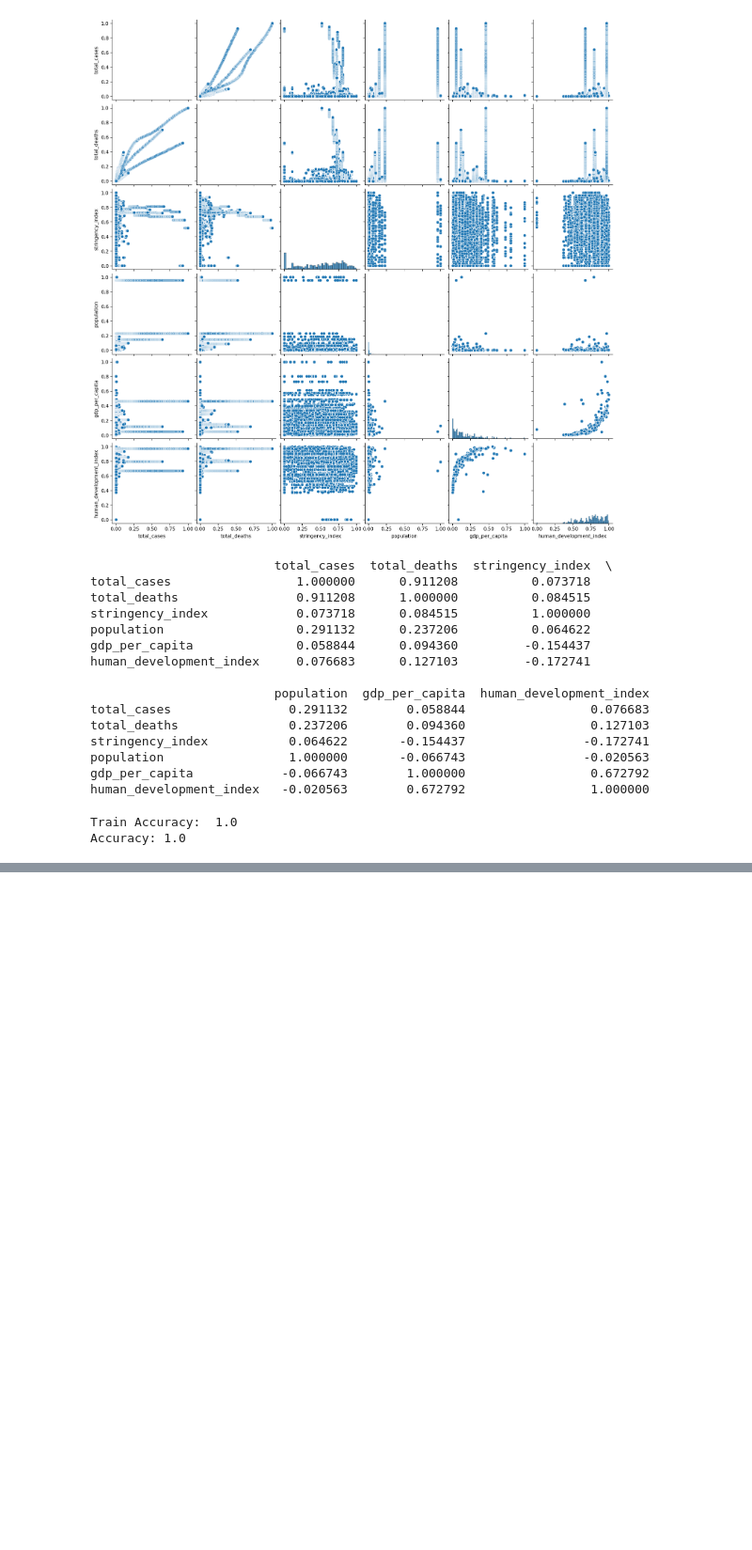
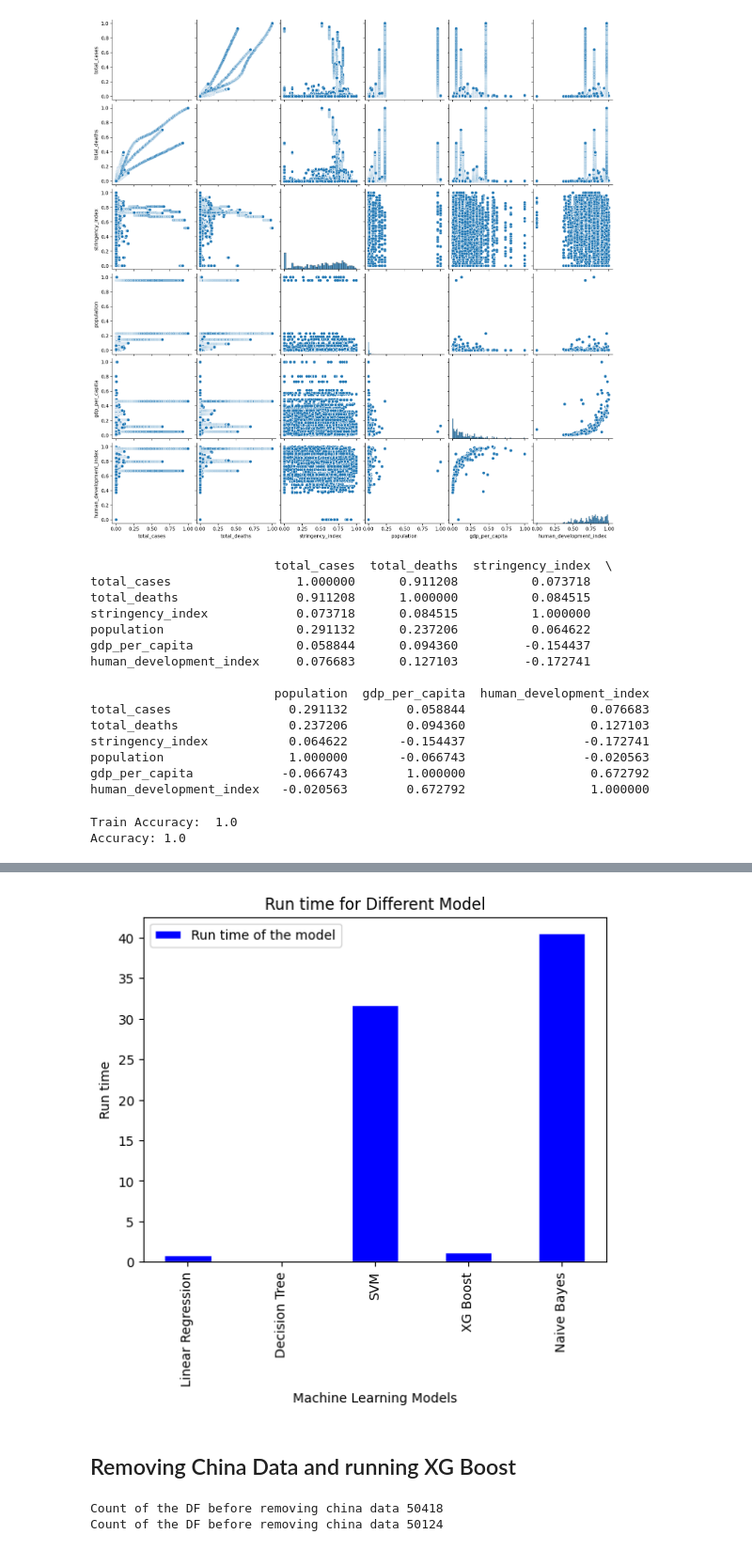
Before and after one commit to jashwanth08/SpringCapstone2023, a Jupyter notebook: Code/covid data analysis.ipynb, the cells around one changed output, grey strips where cells are left out. Shown at 94% size. Cells and saved outputs as stored; diff of their text form; code cells hidden in the pictures; blank space fills up the shorter version.

```diff
--- a/Code/covid data analysis.ipynb
+++ b/Code/covid data analysis.ipynb
@@ -596,0 +600,41 @@ plt.show()
+# %%
+models = ['Linear Regression', 'Decision Tree', 'SVM', 'XG Boost', 'Naive Bayes']
+run_time = [0.8, 0.1, 31.7, 1.2, 40.5]
+
+
+barWidth = 0.50
+
+# Set the positions of the bars on the x-axis
+r1 = np.arange(len(models))
+
+# Create the bar plot
+plt.bar(r1, run_time, color='blue', width=barWidth, edgecolor='white', label='Run time of the model')
+
+# Add xticks on the middle of the group bars
+plt.xticks([r for r in range(len(models))], models, rotation=90)
+
+# Add labels and title
+plt.xlabel('Machine Learning Models')
+plt.ylabel('Run time')
+plt.title('Run time for Different Model')
+
+# Add legend
+plt.legend()
+
+# Show the plot
+plt.show()
+# %% [output]
+[figure, added]
+# %% [markdown]
+## Removing China Data and running XG Boost
+# %%
+#Count of entire data
+total_count = df1.shape[0]
+print('Count of the DF before removing china data',total_count)
+#removing China data
+df2 = df1.loc[df1['location'] != 'China']
+count = df2.shape[0]
+print('Count of the DF before removing china data',count)
+# %% [output]
+Count of the DF before removing china data 50418
+Count of the DF before removing china data 50124
```
Also changed, not shown: parts of 9 cells of this notebook.
